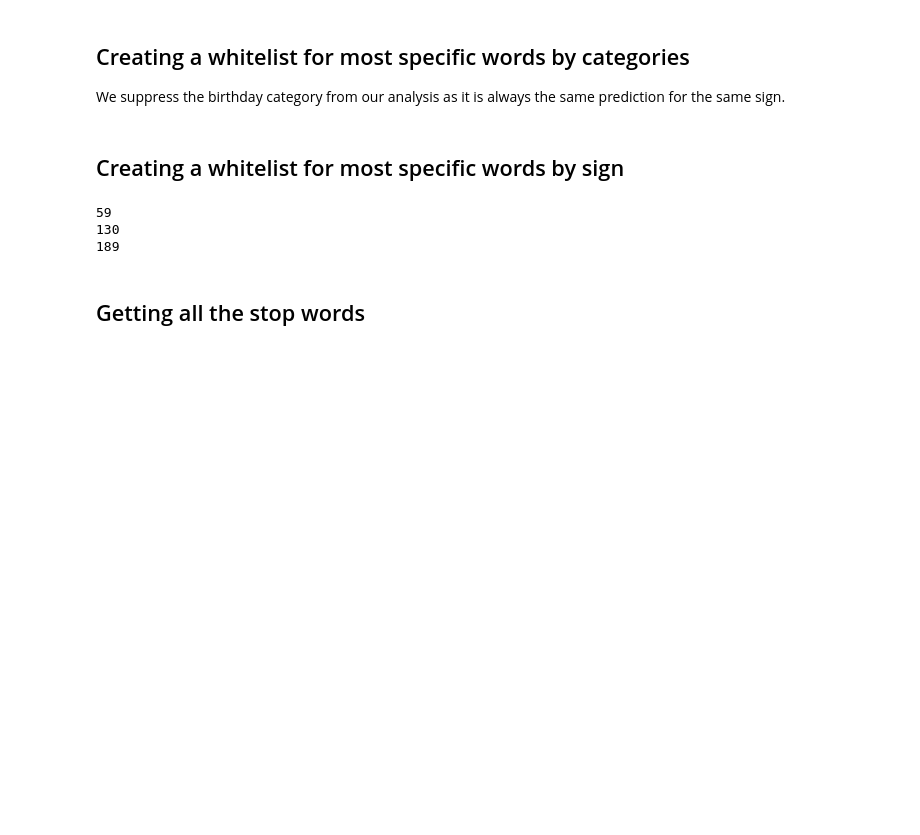
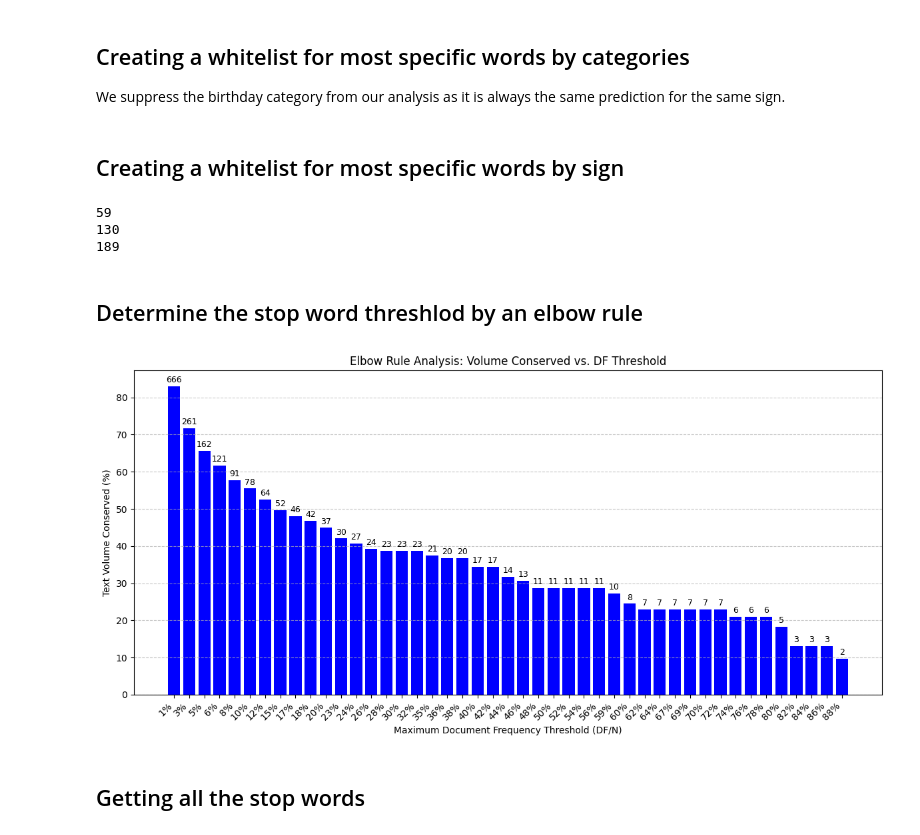
Before and after one commit to andregodinhodtu/02807_Comp_tools_project_group_02, a Jupyter notebook: notebooks/TF_IDF_mapreduce.ipynb, the cells around one changed output. Drawn from its saved outputs; the diff is of its cells as text; code cells hidden in the pictures; blank space fills up the shorter version.

```diff
--- a/notebooks/TF_IDF_mapreduce.ipynb
+++ b/notebooks/TF_IDF_mapreduce.ipynb
@@ -129,7 +131,7 @@ def getting_tf_idf(input_files):
     return(tfidf_list)
 
 
-def stop_words(input_files, threshold):
+def stop_words(input_files, threshold, arg_print=True):
 
     idf = getting_idf(input_files)
 
@@ -147,17 +149,17 @@ def stop_words(input_files, threshold):
 
     stop_words_rare = [word for word, score in cropped_rare]
 
-    print(f"Most common words (present in more than {100*threshold} % of the dataset):")
-    print(stop_words_frequent)
-    print(f"Which is a total of {len(stop_words_frequent)} words.\n")
+    if arg_print == True:
+        print(f"Most common words (present in more than {100*threshold} % of the dataset):")
+        print(stop_words_frequent)
+        print(f"Which is a total of {len(stop_words_frequent)} words.\n")
 
-    print(f"Words only present in one prediction over the whole dataset:")
-    print(stop_words_rare)
-    print(f"Which is a total of {len(stop_words_rare)} words.")
+        print(f"Words only present in one prediction over the whole dataset:")
+        print(stop_words_rare)
+        print(f"Which is a total of {len(stop_words_rare)} words.")
 
-    stop_words = set(stop_words_frequent) | set(stop_words_rare)
 
-    print(f"Total number of stop words: {len(stop_words)}")
+        print(f"Total number of stop words: {len(stop_words_rare) + len(stop_words_frequent)}")
 
 
     return(cropped_frequent, stop_words_frequent, cropped_rare, stop_words_rare)
@@ -291,6 +293,67 @@ print(len(final_whitelist))
 59
 130
 189
+# %% [markdown]
+## Determine the stop word threshlod by an elbow rule
+# %%
+predictions = dataset_filtered['horoscope']
+docs_cleaned = predictions.apply(clean_text)
+docs = [pred.lower().split() for pred in docs_cleaned ]
+
+total_words_count = 0
+for doc in docs:
+    for word in doc:
+        total_words_count += 1
+
+absence_range = np.arange(0.01, 0.9, 0.02)
+remove_percentage = []
+nb_swords = []
+
+for threshold in absence_range:
+
+    _, common_stop_words, _, _ = stop_words(docs, threshold, arg_print=False)
+
+    stop_words_occurrences = 0
+
+    for doc in docs:
+        for word in doc:
+            if word in common_stop_words:
+                stop_words_occurrences += 1
+
+    percentage_removed = (stop_words_occurrences / total_words_count) * 100
+    remove_percentage.append(percentage_removed)
+    nb_swords.append(len(common_stop_words))
+
+# Plot the elbow rule
+
+# Convert thresholds to percentage labels for better readability on the X-axis
+x_labels = [f'{int(val * 100)}%' for val in absence_range]
+
+fig, ax = plt.subplots(figsize=(12, 6))
+
+# Create the bar plot
+bars = ax.bar(x_labels, remove_percentage, color='blue')
+
+# Add annotations (number of stop words removed) on top of each bar
+for bar, num_swords in zip(bars, nb_swords):
+    height = bar.get_height()
+    ax.text(bar.get_x() + bar.get_width() / 2.,
+            height + 0.5,
+            f'{num_swords}',
+            ha='center',
+            va='bottom',
+            fontsize=9)
+
+# Set labels and title
+ax.set_xlabel("Maximum Document Frequency Threshold (DF/N)")
+ax.set_ylabel("Text Volume Conserved (%)")
+ax.set_title("Elbow Rule Analysis: Volume Conserved vs. DF Threshold")
+ax.grid(axis='y', linestyle='--', alpha=0.7)
+plt.xticks(rotation=45, ha='right')
+plt.tight_layout()
+plt.show()
+# %% [output]
+[figure, added]
 # %% [markdown]
 ## Getting all the stop words
 # %%
```
Also changed, not shown: parts of 6 cells of this notebook, 1 other file.
